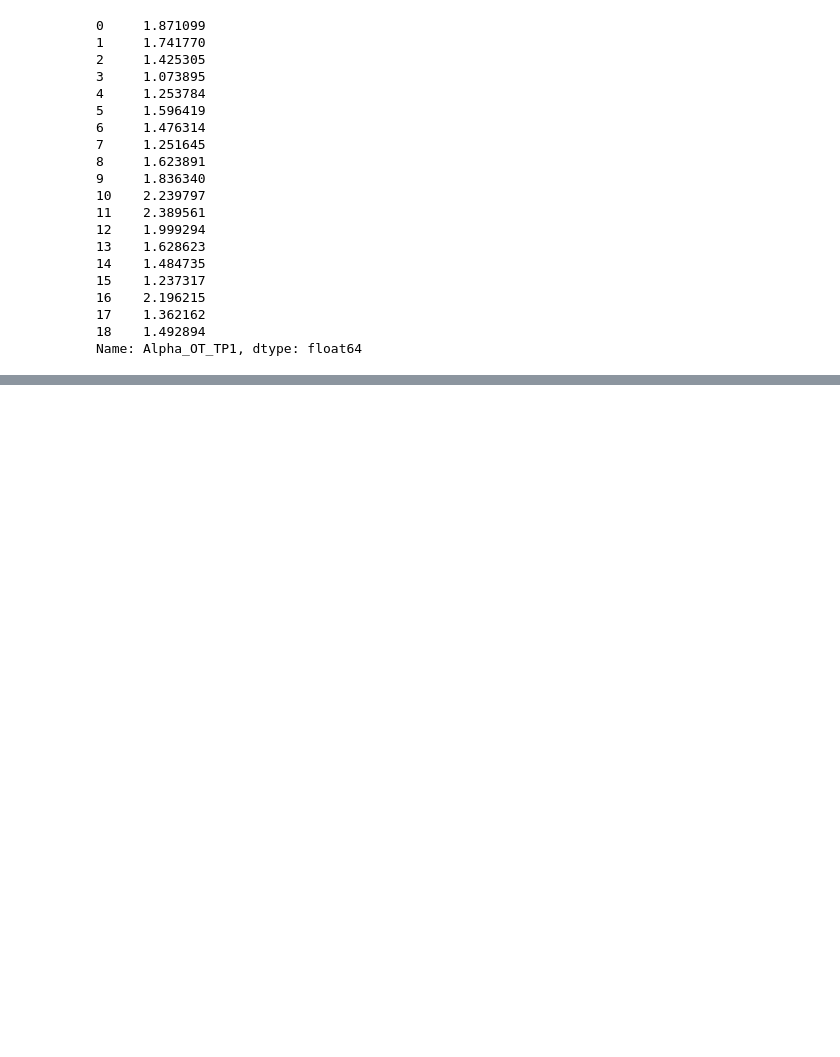
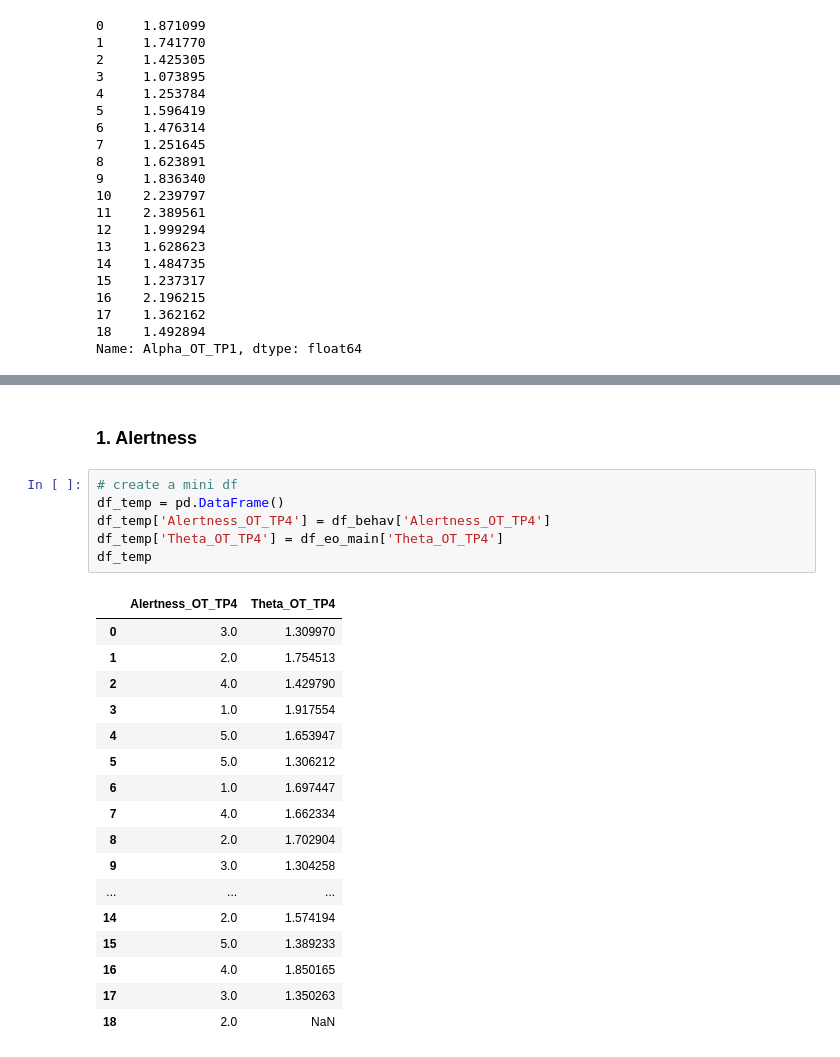
Before and after one commit to mariezelenina/OTPH-TF, a Jupyter notebook: Behav_corr.ipynb, the cells around one changed output, grey strips where cells are left out. Saved outputs shown, nothing was run; the diff lists cells and outputs as text; blank space fills up the shorter version.

```diff
--- a/Behav_corr.ipynb
+++ b/Behav_corr.ipynb
@@ -476,0 +462,26 @@ array([[1.        , 0.28580418],
+# %% [markdown]
+### 1. Alertness
+# %%
+# create a mini df
+df_temp = pd.DataFrame()
+df_temp['Alertness_OT_TP4'] = df_behav['Alertness_OT_TP4']
+df_temp['Theta_OT_TP4'] = df_eo_main['Theta_OT_TP4']
+df_temp
+# %% [output]
+|  | Alertness_OT_TP4 | Theta_OT_TP4 |
+| 0 | 3.0 | 1.309970 |
+| 1 | 2.0 | 1.754513 |
+| 2 | 4.0 | 1.429790 |
+| 3 | 1.0 | 1.917554 |
+| 4 | 5.0 | 1.653947 |
+| 5 | 5.0 | 1.306212 |
+| 6 | 1.0 | 1.697447 |
+| 7 | 4.0 | 1.662334 |
+| 8 | 2.0 | 1.702904 |
+| 9 | 3.0 | 1.304258 |
+| ... | ... | ... |
+| 14 | 2.0 | 1.574194 |
+| 15 | 5.0 | 1.389233 |
+| 16 | 4.0 | 1.850165 |
+| 17 | 3.0 | 1.350263 |
+| 18 | 2.0 | NaN |
```
Also changed, not shown: parts of 33 cells of this notebook.
